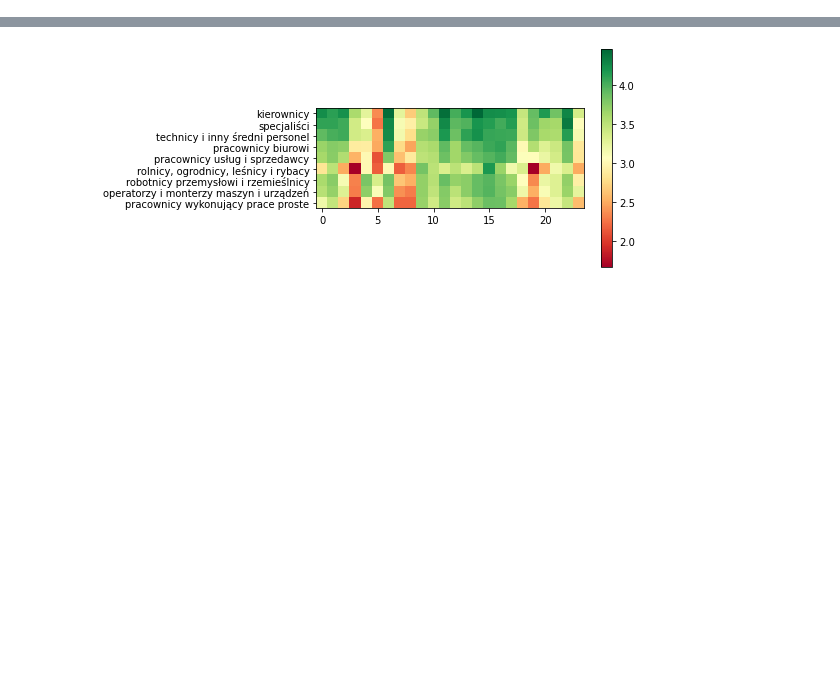
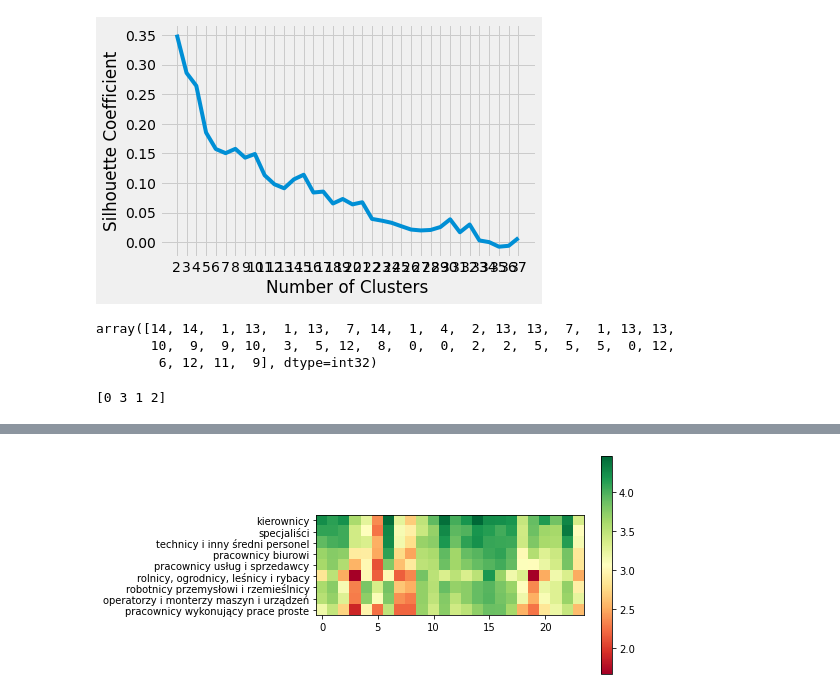
Before and after one commit to Mlokos/bkl-project, a Jupyter notebook: project.ipynb, the cells around one changed output, grey strips where cells are left out. Saved outputs shown, nothing was run; the diff lists cells and outputs as text; code cells hidden in the pictures; blank space fills up the shorter version.

Commit message:
add clustering option in notebook

```diff
--- a/project.ipynb
+++ b/project.ipynb
@@ -9,7 +9,7 @@ employees_to_competencies = get_job_title_to_competencies_employee(
     df=employee_sav_df,
     df_meta=employee_sav_meta,
     prefix=None,
-    depth=1,
+    depth=2,
 )
 # %%
 boss_to_competencies = get_job_title_to_competencies_boss(
@@ -20,0 +46,41 @@ boss_to_competencies = get_job_title_to_competencies_boss(
+# %%
+kmeans_kwargs = {
+    "init": "random",
+    "n_init": 10,
+    "max_iter": 300,
+    "random_state": 42,
+}
+scaled_features = employees_to_competencies / 5
+# %%
+# A list holds the silhouette coefficients for each k
+silhouette_coefficients = []
+
+# Notice you start at 2 clusters for silhouette coefficient
+for k in range(2, len(scaled_features.index)):
+    kmeans = KMeans(n_clusters=k, **kmeans_kwargs)
+    kmeans.fit(scaled_features)
+    score = silhouette_score(scaled_features, kmeans.labels_)
+    silhouette_coefficients.append(score)
+# %%
+plt.style.use("fivethirtyeight")
+plt.plot(range(2, len(scaled_features.index)), silhouette_coefficients)
+plt.xticks(range(2, len(scaled_features.index)))
+plt.xlabel("Number of Clusters")
+plt.ylabel("Silhouette Coefficient")
+plt.show()
+# %% [output]
+[figure, added]
+# %%
+kmeans = KMeans(
+    init="random",
+    n_clusters=15,
+    n_init=10,
+    max_iter=300,
+    random_state=42
+)
+kmeans.fit(scaled_features)
+kmeans.labels_
+# %% [output]
+array([14, 14,  1, 13,  1, 13,  7, 14,  1,  4,  2, 13, 13,  7,  1, 13, 13,
+       10,  9,  9, 10,  3,  5, 12,  8,  0,  0,  2,  2,  5,  5,  5,  0, 12,
+        6, 12, 11,  9], dtype=int32)
@@ -20,0 +89,5 @@ boss_to_competencies = get_job_title_to_competencies_boss(
+# %%
+cluster_types=employees_to_competencies_clustered.cluster_type.unique()
+print(a)
+# %% [output]
+[0 3 1 2]
```
Also changed, not shown: parts of 7 cells of this notebook, 2 other files.
